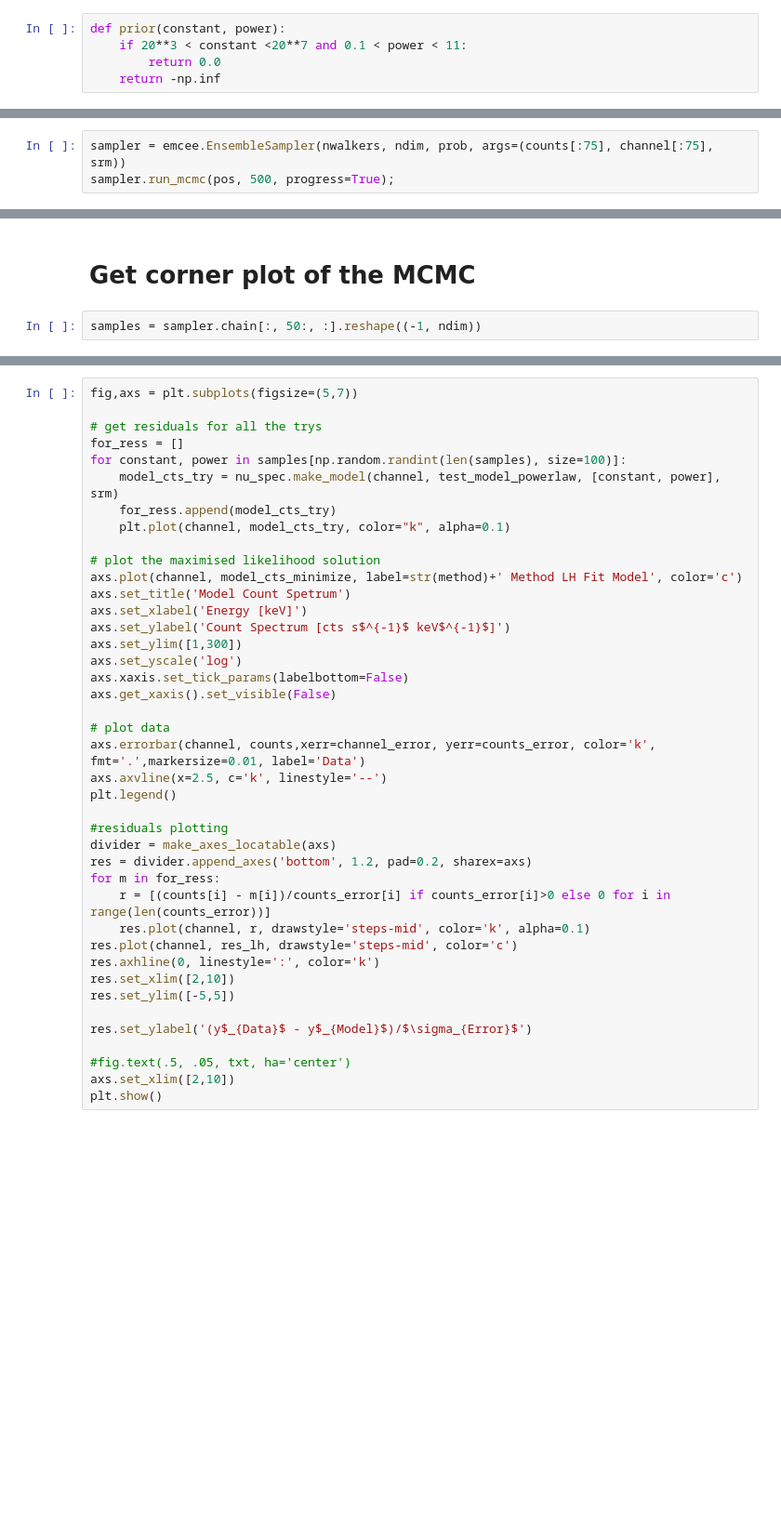
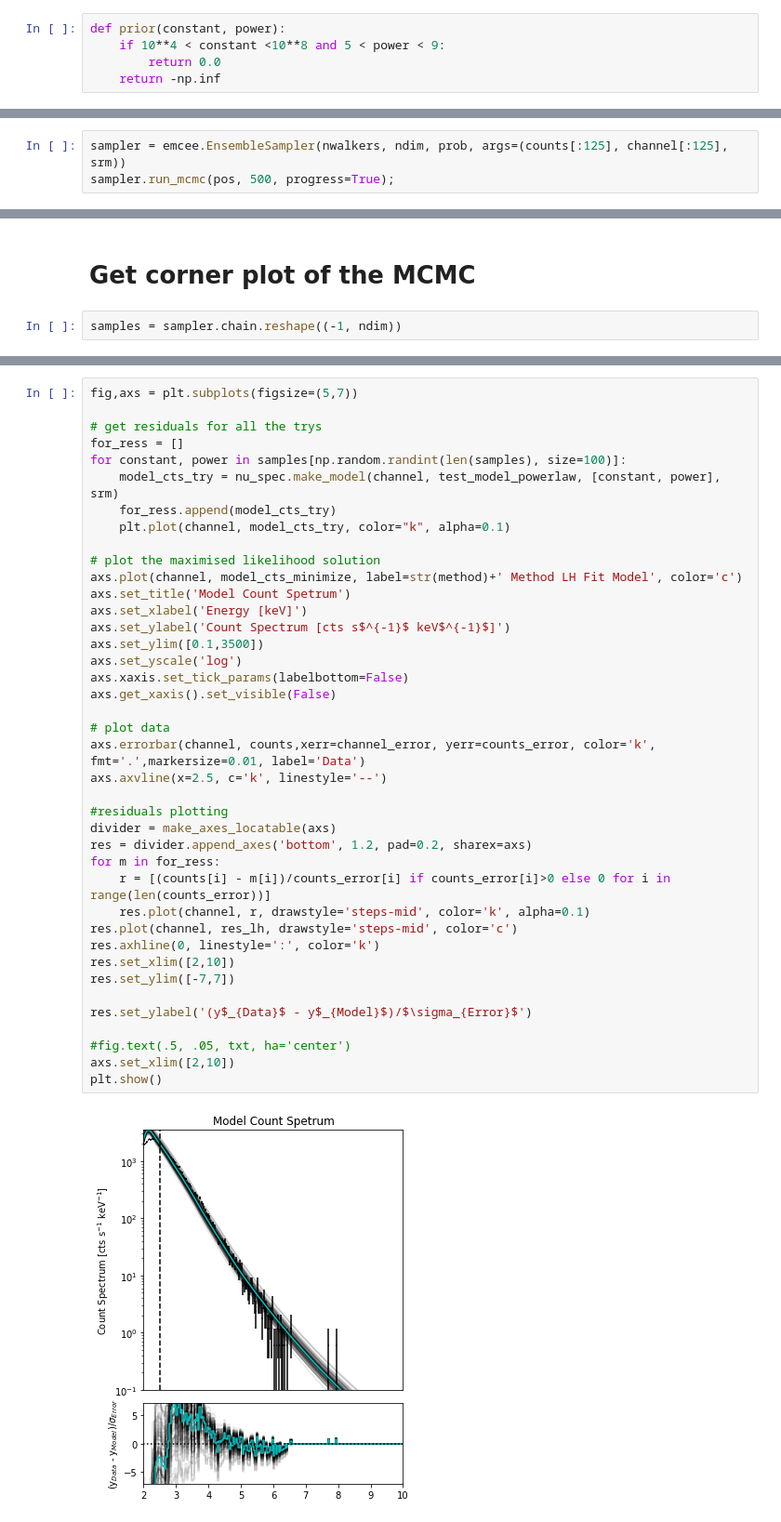
Before and after one commit to KriSun95/nustarFittingExample, a Jupyter notebook: nustarFittingExample/NuSTAR Spectrum.ipynb, the cells around one changed output, grey strips where cells are left out. Shown: that part at 93% size. Saved outputs shown, nothing was run; the diff lists cells and outputs as text; blank space fills up the shorter version.

```diff
--- a/nustarFittingExample/NuSTAR Spectrum.ipynb
+++ b/nustarFittingExample/NuSTAR Spectrum.ipynb
@@ -296,7 +299,7 @@ plt.show()
 # MCMC and Maximum likelihood
 # %%
 def prior(constant, power):
-    if 20**3 < constant <20**7 and 0.1 < power < 11:
+    if 10**4 < constant <10**8 and 5 < power < 9:
         return 0.0
     return -np.inf
 # %%
@@ -310,5 +313,5 @@ def prob(mod_const_and_power, obs_counts, channel, total_response):
 ndim, nwalkers = 2, 10000
 pos = [soln["x"] + [1000*np.random.randn(1)[0], 0.1*np.random.randn(1)[0]] for i in range(nwalkers)]
 # %%
-sampler = emcee.EnsembleSampler(nwalkers, ndim, prob, args=(counts[:75], channel[:75], srm))
+sampler = emcee.EnsembleSampler(nwalkers, ndim, prob, args=(counts[:125], channel[:125], srm))
 sampler.run_mcmc(pos, 500, progress=True);
@@ -341,6 +318,6 @@ KeyboardInterrupt:
 # %% [markdown]
 # Get corner plot of the MCMC
 # %%
-samples = sampler.chain[:, 50:, :].reshape((-1, ndim))
+samples = sampler.chain.reshape((-1, ndim))
 # %%
 fig = corner.corner(samples, labels=["Constant", "Power"])
@@ -355,33 +334,34 @@ for constant, power in samples[np.random.randint(len(samples), size=100)]:
     plt.plot(channel, model_cts_try, color="k", alpha=0.1)
 
 # plot the maximised likelihood solution
 axs.plot(channel, model_cts_minimize, label=str(method)+' Method LH Fit Model', color='c')
 axs.set_title('Model Count Spetrum')
 axs.set_xlabel('Energy [keV]')
 axs.set_ylabel('Count Spectrum [cts s$^{-1}$ keV$^{-1}$]')
-axs.set_ylim([1,300])
+axs.set_ylim([0.1,3500])
 axs.set_yscale('log')
 axs.xaxis.set_tick_params(labelbottom=False)
 axs.get_xaxis().set_visible(False)
 
 # plot data
 axs.errorbar(channel, counts,xerr=channel_error, yerr=counts_error, color='k', fmt='.',markersize=0.01, label='Data')
 axs.axvline(x=2.5, c='k', linestyle='--')
-plt.legend()
 
 #residuals plotting
 divider = make_axes_locatable(axs)
 res = divider.append_axes('bottom', 1.2, pad=0.2, sharex=axs)
 for m in for_ress:
     r = [(counts[i] - m[i])/counts_error[i] if counts_error[i]>0 else 0 for i in range(len(counts_error))]
     res.plot(channel, r, drawstyle='steps-mid', color='k', alpha=0.1)
 res.plot(channel, res_lh, drawstyle='steps-mid', color='c')
 res.axhline(0, linestyle=':', color='k')
 res.set_xlim([2,10])
-res.set_ylim([-5,5])
+res.set_ylim([-7,7])
 
 res.set_ylabel('(y$_{Data}$ - y$_{Model}$)/$\sigma_{Error}$')
 
 #fig.text(.5, .05, txt, ha='center')
 axs.set_xlim([2,10])
 plt.show()
+# %% [output]
+[figure, added]
```
Also changed, not shown: parts of 14 cells of this notebook.
